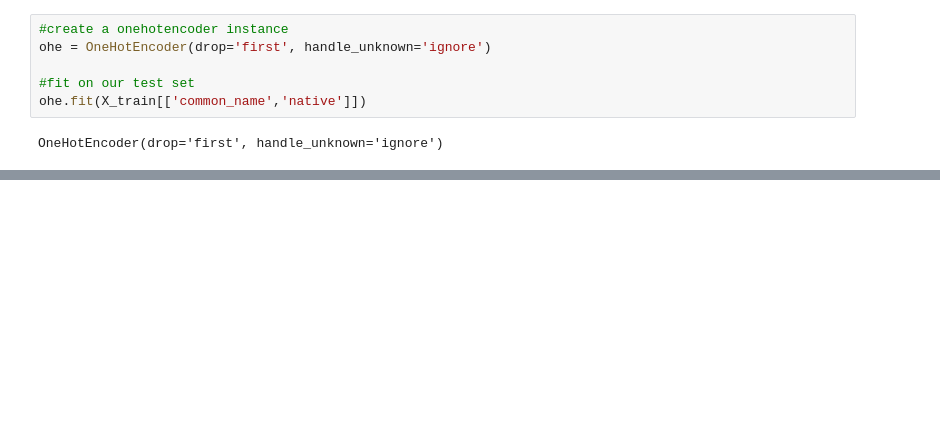
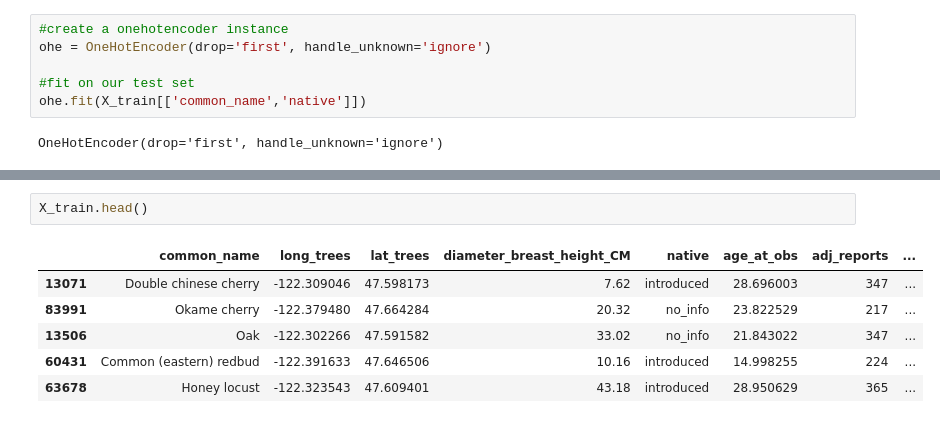
Before and after one commit to BrettlyCD/seattle-trees-project, a Jupyter notebook: notebooks/03_preproc_and_train.ipynb, the cells around one changed output, grey strips where cells are left out. Saved outputs shown, nothing was run; the diff lists cells and outputs as text; blank space fills up the shorter version.

```diff
--- a/notebooks/03_preproc_and_train.ipynb
+++ b/notebooks/03_preproc_and_train.ipynb
@@ -222,0 +249,9 @@ OneHotEncoder(drop='first', handle_unknown='ignore')
+# %%
+X_train.head()
+# %% [output]
+|  | common_name | long_trees | lat_trees | diameter_breast_height_CM | native | age_at_obs | adj_reports | ... |
+| 13071 | Double chinese cherry | -122.309046 | 47.598173 | 7.62 | introduced | 28.696003 | 347 | ... |
+| 83991 | Okame cherry | -122.379480 | 47.664284 | 20.32 | no_info | 23.822529 | 217 | ... |
+| 13506 | Oak | -122.302266 | 47.591582 | 33.02 | no_info | 21.843022 | 347 | ... |
+| 60431 | Common (eastern) redbud | -122.391633 | 47.646506 | 10.16 | introduced | 14.998255 | 224 | ... |
+| 63678 | Honey locust | -122.323543 | 47.609401 | 43.18 | introduced | 28.950629 | 365 | ... |
```
Also changed, not shown: parts of 18 cells of this notebook.
